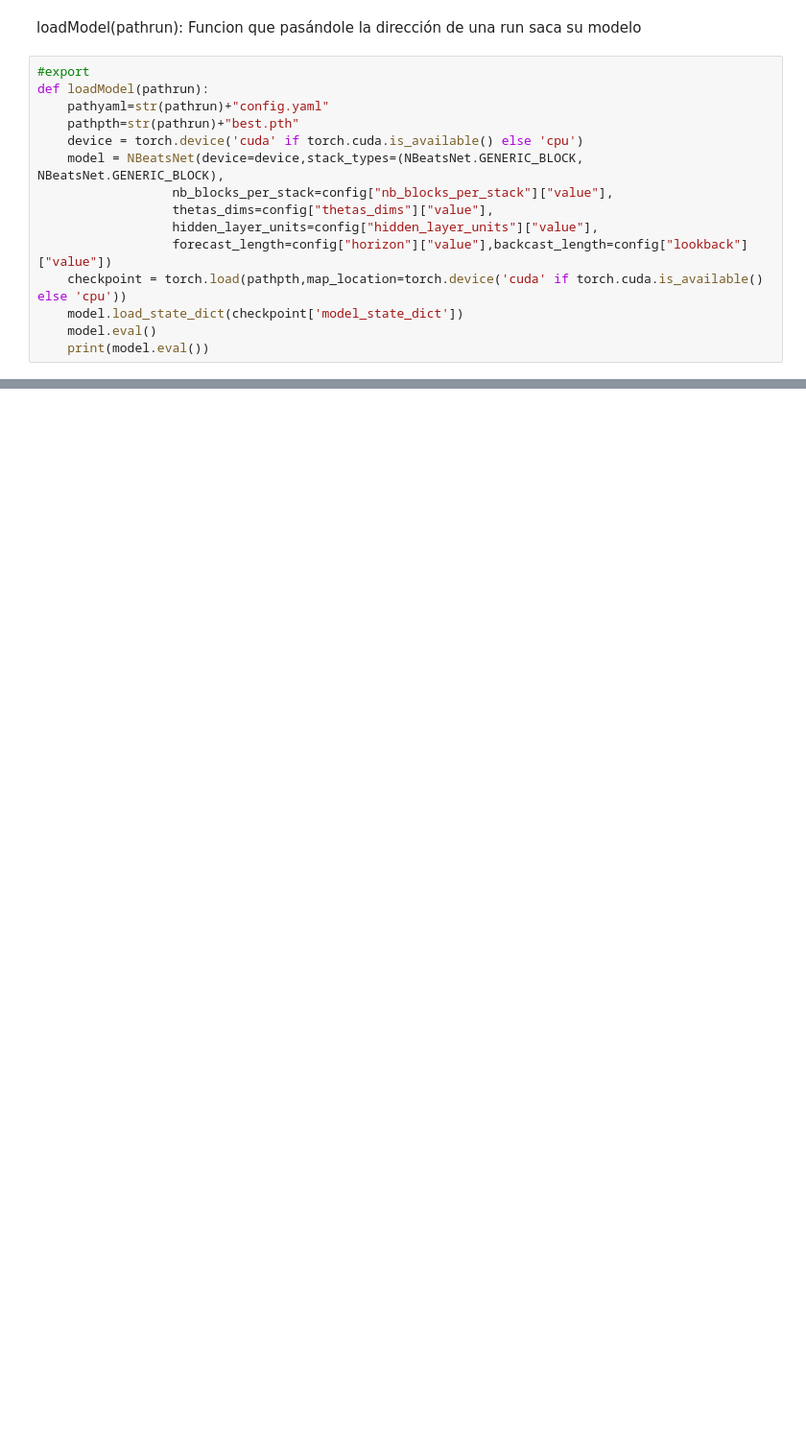
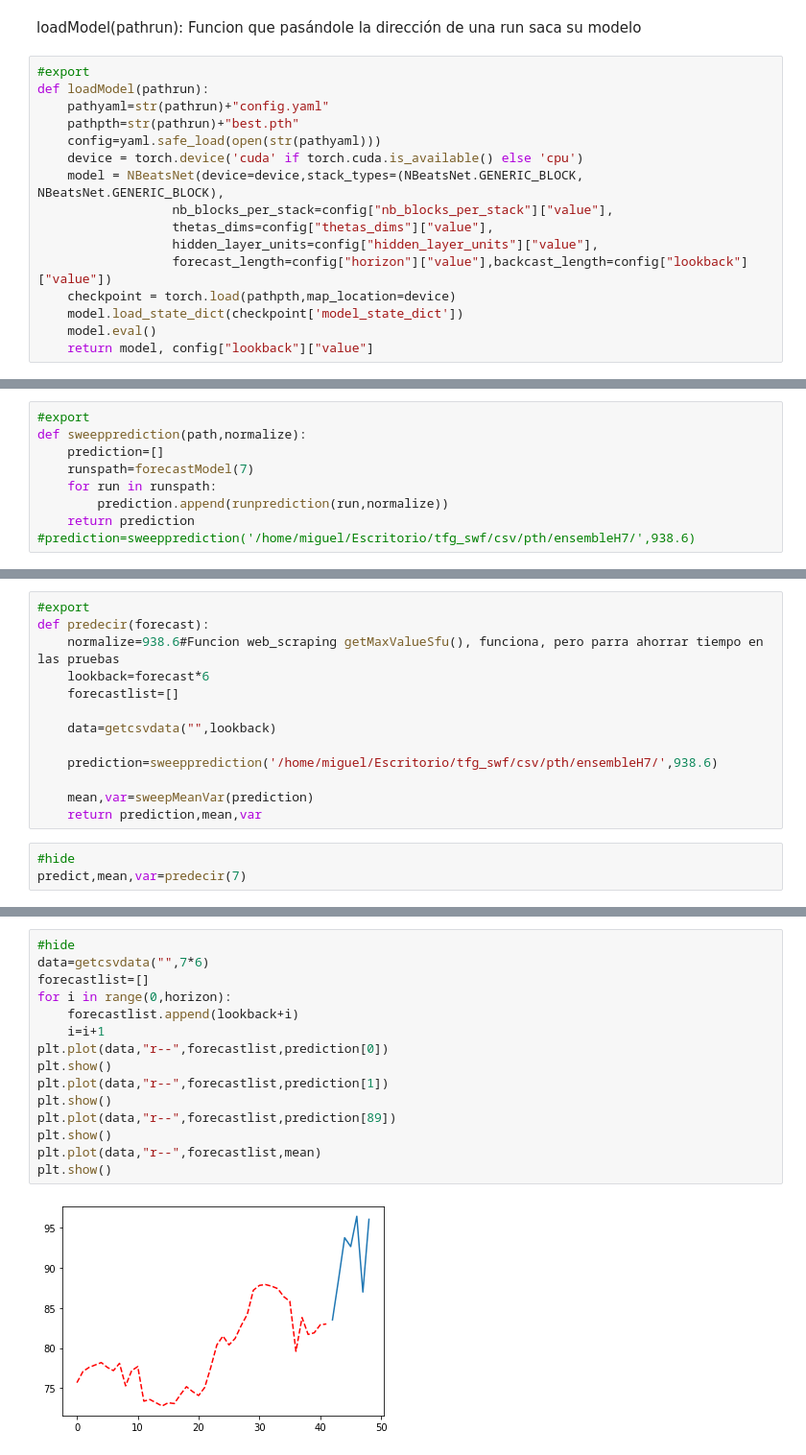
Before and after one commit to Miguel-Antonm/deploy_DL_space_weather_forecast, a Jupyter notebook: nbs/02_load_model.ipynb, the cells around one changed output, grey strips where cells are left out. Shown at 96% size. Drawn from its saved outputs; the diff is of its cells as text; blank space fills up the shorter version.

Commit message:
Creada nueva funcion en 00, getMaxValueSfu, creada diversas funcions en 02 para hacer la carga y prediccion del modelo #4

```diff
--- a/nbs/02_load_model.ipynb
+++ b/nbs/02_load_model.ipynb
@@ -22,13 +30,14 @@ loadModel(pathrun): Funcion que pasándole la dirección de una run saca su mode
 def loadModel(pathrun):
     pathyaml=str(pathrun)+"config.yaml"
     pathpth=str(pathrun)+"best.pth"
+    config=yaml.safe_load(open(str(pathyaml)))
     device = torch.device('cuda' if torch.cuda.is_available() else 'cpu')
     model = NBeatsNet(device=device,stack_types=(NBeatsNet.GENERIC_BLOCK, NBeatsNet.GENERIC_BLOCK),
                   nb_blocks_per_stack=config["nb_blocks_per_stack"]["value"],
                   thetas_dims=config["thetas_dims"]["value"],
                   hidden_layer_units=config["hidden_layer_units"]["value"],
                   forecast_length=config["horizon"]["value"],backcast_length=config["lookback"]["value"])
-    checkpoint = torch.load(pathpth,map_location=torch.device('cuda' if torch.cuda.is_available() else 'cpu'))
+    checkpoint = torch.load(pathpth,map_location=device)
     model.load_state_dict(checkpoint['model_state_dict'])
     model.eval()
-    print(model.eval())
+    return model, config["lookback"]["value"]
@@ -73,0 +94,9 @@ NBeatsNet(
+# %%
+#export
+def sweepprediction(path,normalize):
+    prediction=[]
+    runspath=forecastModel(7)
+    for run in runspath:
+        prediction.append(runprediction(run,normalize))
+    return prediction
+#prediction=sweepprediction('/home/miguel/Escritorio/tfg_swf/csv/pth/ensembleH7/',938.6)
@@ -73,0 +125,16 @@ NBeatsNet(
+# %%
+#export
+def predecir(forecast):
+    normalize=938.6#Funcion web_scraping getMaxValueSfu(), funciona, pero parra ahorrar tiempo en las pruebas
+    lookback=forecast*6
+    forecastlist=[]
+
+    data=getcsvdata("",lookback)
+
+    prediction=sweepprediction('/home/miguel/Escritorio/tfg_swf/csv/pth/ensembleH7/',938.6)
+
+    mean,var=sweepMeanVar(prediction)
+    return prediction,mean,var
+# %%
+#hide
+predict,mean,var=predecir(7)
@@ -73,0 +176,17 @@ NBeatsNet(
+# %%
+#hide
+data=getcsvdata("",7*6)
+forecastlist=[]
+for i in range(0,horizon):
+    forecastlist.append(lookback+i)
+    i=i+1
+plt.plot(data,"r--",forecastlist,prediction[0])
+plt.show()
+plt.plot(data,"r--",forecastlist,prediction[1])
+plt.show()
+plt.plot(data,"r--",forecastlist,prediction[89])
+plt.show()
+plt.plot(data,"r--",forecastlist,mean)
+plt.show()
+# %% [output]
+[figure, added]
```
Also changed, not shown: parts of 16 cells of this notebook, 5 other files.
